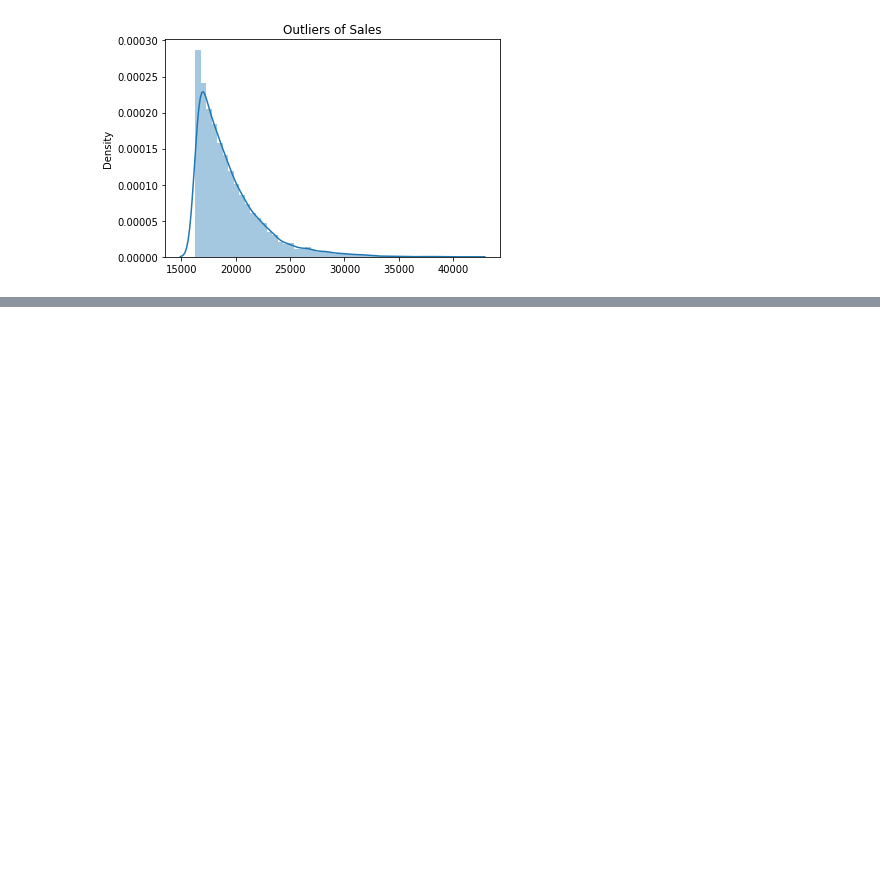
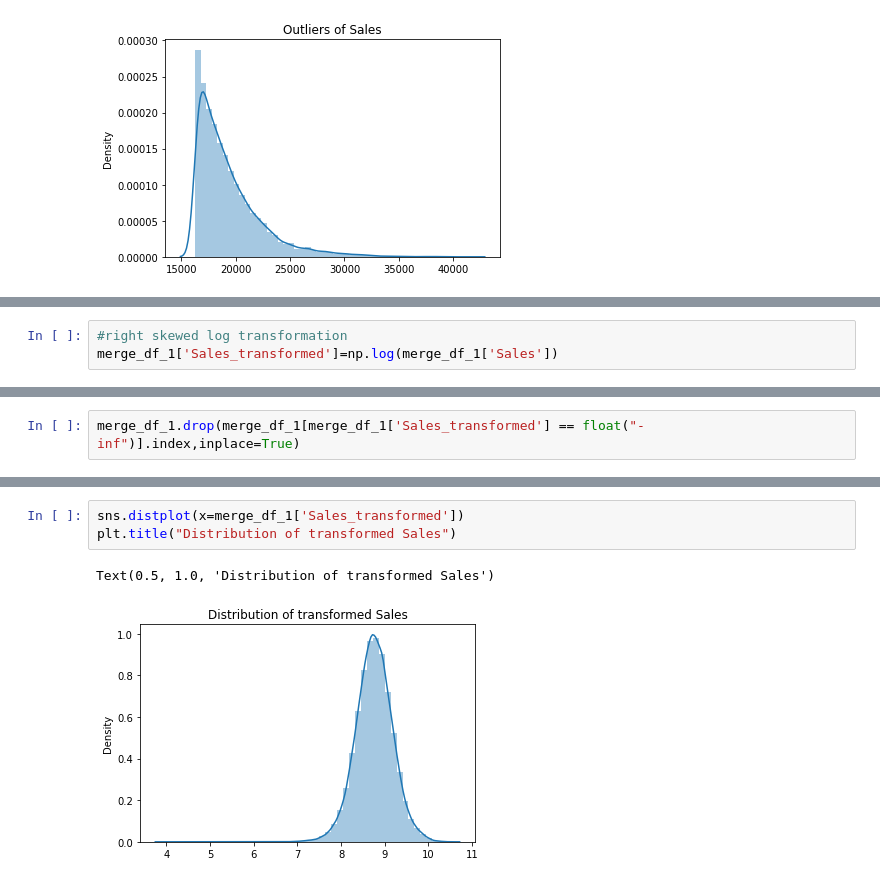
Before and after one commit to mukteshsingh95/Rossmann-Sales-Prediction, a Jupyter notebook: Rossmann_Sales_Prediction.ipynb, the cells around one changed output, grey strips where cells are left out. Cells and saved outputs as stored; diff of their text form; blank space fills up the shorter version.

```diff
--- a/Rossmann_Sales_Prediction.ipynb
+++ b/Rossmann_Sales_Prediction.ipynb
@@ -870,0 +876,3 @@ Text(0.5, 1.0, 'Outliers of Sales')
+# %%
+#right skewed log transformation
+merge_df_1['Sales_transformed']=np.log(merge_df_1['Sales'])
@@ -870,0 +883,2 @@ Text(0.5, 1.0, 'Outliers of Sales')
+# %%
+merge_df_1.drop(merge_df_1[merge_df_1['Sales_transformed'] == float("-inf")].index,inplace=True)
@@ -870,0 +889,6 @@ Text(0.5, 1.0, 'Outliers of Sales')
+# %%
+sns.distplot(x=merge_df_1['Sales_transformed'])
+plt.title("Distribution of transformed Sales")
+# %% [output]
+Text(0.5, 1.0, 'Distribution of transformed Sales')
+[figure, added]
```
Also changed, not shown: parts of 30 cells of this notebook.
